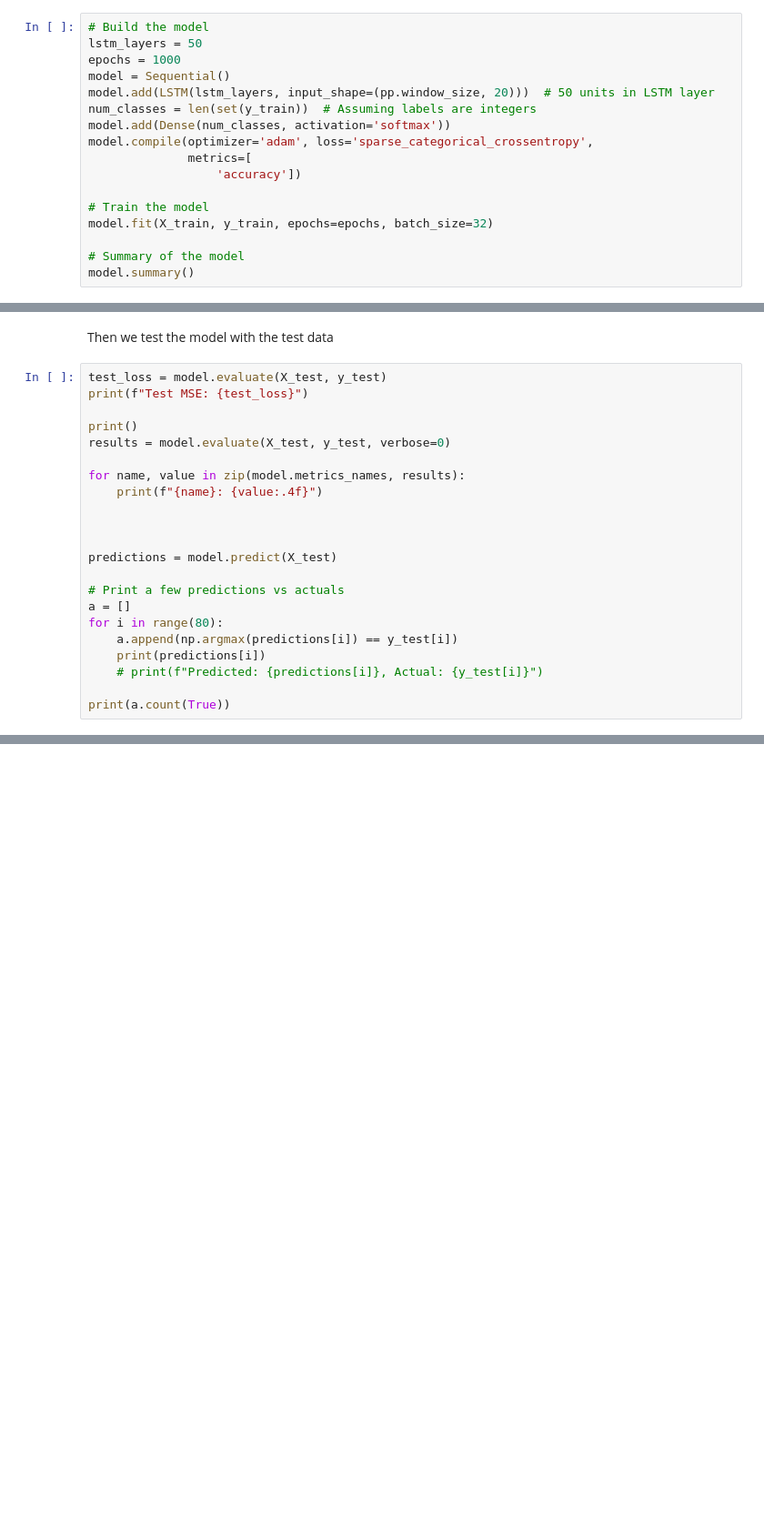
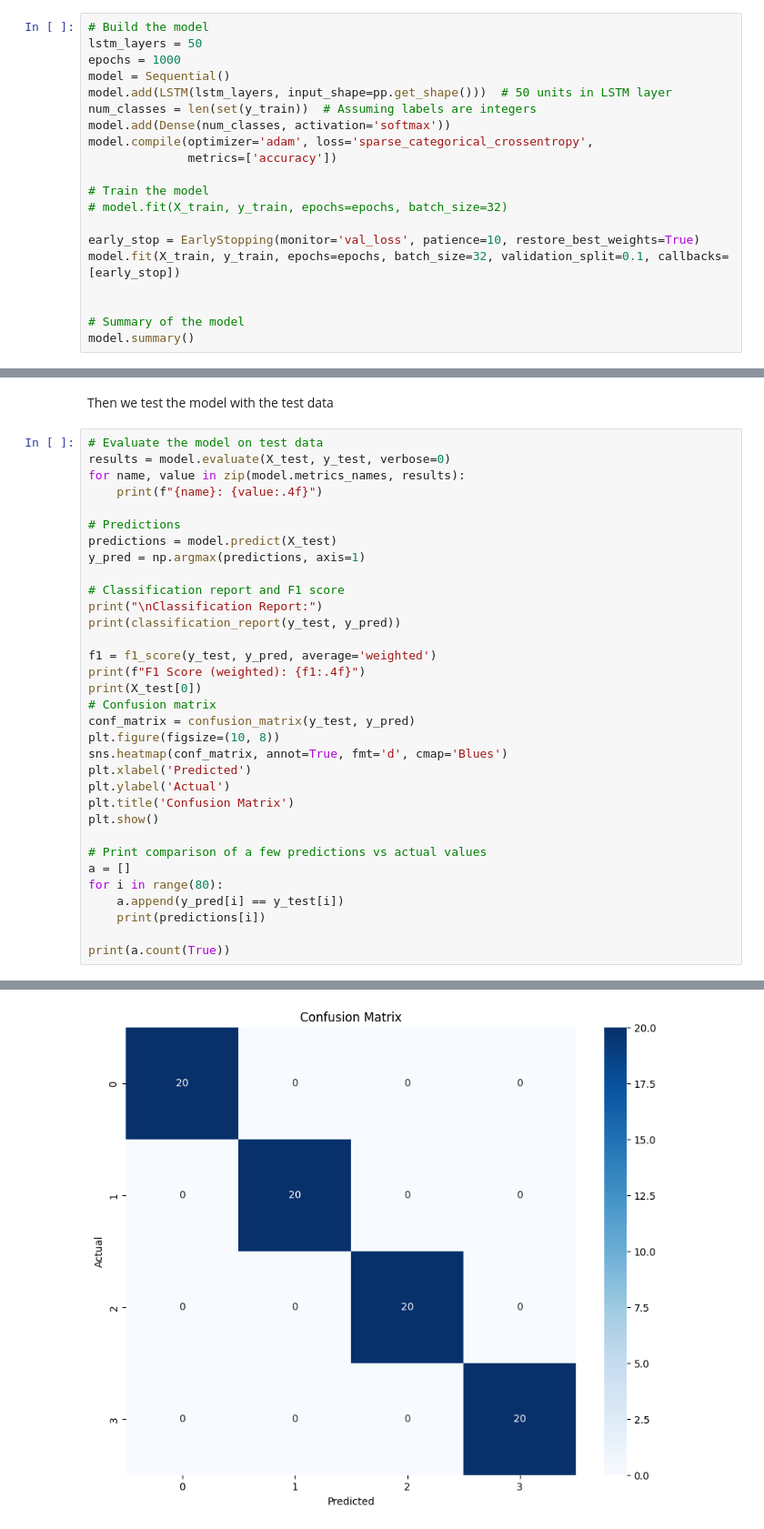
Before and after one commit to MaxGeo543/log-classification, a Jupyter notebook: notebooks/train.ipynb, the cells around one changed output, grey strips where cells are left out. Shown at 91% size. Saved outputs shown, nothing was run; the diff lists cells and outputs as text; blank space fills up the shorter version.

Commit message:
more clean up and LSTM Training notebook refinement. will now be tested

```diff
--- a/notebooks/train.ipynb
+++ b/notebooks/train.ipynb
@@ -84,15 +32,18 @@ Now we define the LSTM model, train it and then print a summary.
 lstm_layers = 50
 epochs = 1000
 model = Sequential()
-model.add(LSTM(lstm_layers, input_shape=(pp.window_size, 20)))  # 50 units in LSTM layer
+model.add(LSTM(lstm_layers, input_shape=pp.get_shape()))  # 50 units in LSTM layer
 num_classes = len(set(y_train))  # Assuming labels are integers
 model.add(Dense(num_classes, activation='softmax'))
 model.compile(optimizer='adam', loss='sparse_categorical_crossentropy',
-              metrics=[
-                  'accuracy'])
+              metrics=['accuracy'])
 
 # Train the model
-model.fit(X_train, y_train, epochs=epochs, batch_size=32)
+# model.fit(X_train, y_train, epochs=epochs, batch_size=32)
+
+early_stop = EarlyStopping(monitor='val_loss', patience=10, restore_best_weights=True)
+model.fit(X_train, y_train, epochs=epochs, batch_size=32, validation_split=0.1, callbacks=[early_stop])
+
 
 # Summary of the model
 model.summary()
@@ -133,25 +72,36 @@ WARNING:absl:You are saving your model as an HDF5 file via `model.save()` or `ke
 # %% [markdown]
 Then we test the model with the test data
 # %%
-test_loss = model.evaluate(X_test, y_test)
-print(f"Test MSE: {test_loss}")
-
-print()
+# Evaluate the model on test data
 results = model.evaluate(X_test, y_test, verbose=0)
-
 for name, value in zip(model.metrics_names, results):
     print(f"{name}: {value:.4f}")
 
+# Predictions
+predictions = model.predict(X_test)
+y_pred = np.argmax(predictions, axis=1)
 
+# Classification report and F1 score
+print("\nClassification Report:")
+print(classification_report(y_test, y_pred))
 
-predictions = model.predict(X_test)
+f1 = f1_score(y_test, y_pred, average='weighted')
+print(f"F1 Score (weighted): {f1:.4f}")
+print(X_test[0])
+# Confusion matrix
+conf_matrix = confusion_matrix(y_test, y_pred)
+plt.figure(figsize=(10, 8))
+sns.heatmap(conf_matrix, annot=True, fmt='d', cmap='Blues')
+plt.xlabel('Predicted')
+plt.ylabel('Actual')
+plt.title('Confusion Matrix')
+plt.show()
 
-# Print a few predictions vs actuals
+# Print comparison of a few predictions vs actual values
 a = []
 for i in range(80):
-    a.append(np.argmax(predictions[i]) == y_test[i])
+    a.append(y_pred[i] == y_test[i])
     print(predictions[i])
-    # print(f"Predicted: {predictions[i]}, Actual: {y_test[i]}")
 
 print(a.count(True))
 # %% [output]
@@ -174,0 +125 @@ compile_metrics: 1.0000
+[figure, added]
```
Also changed, not shown: parts of 5 cells of this notebook, 10 other files.
